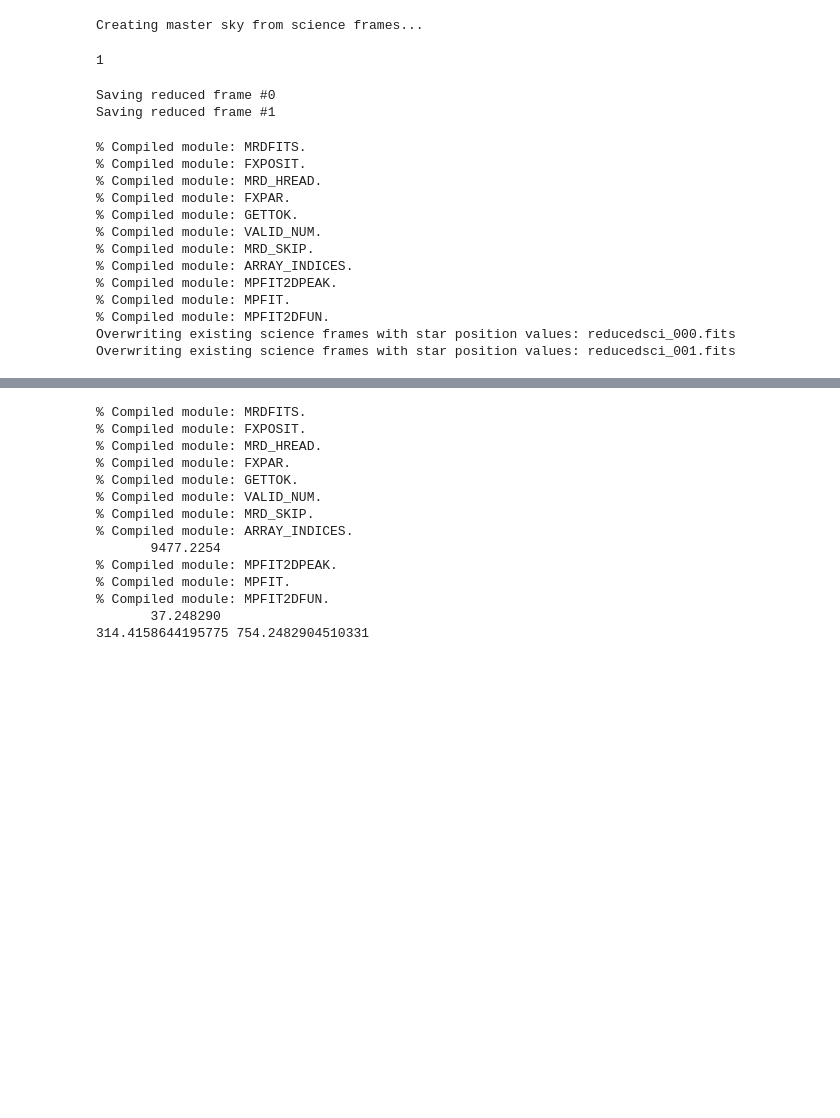
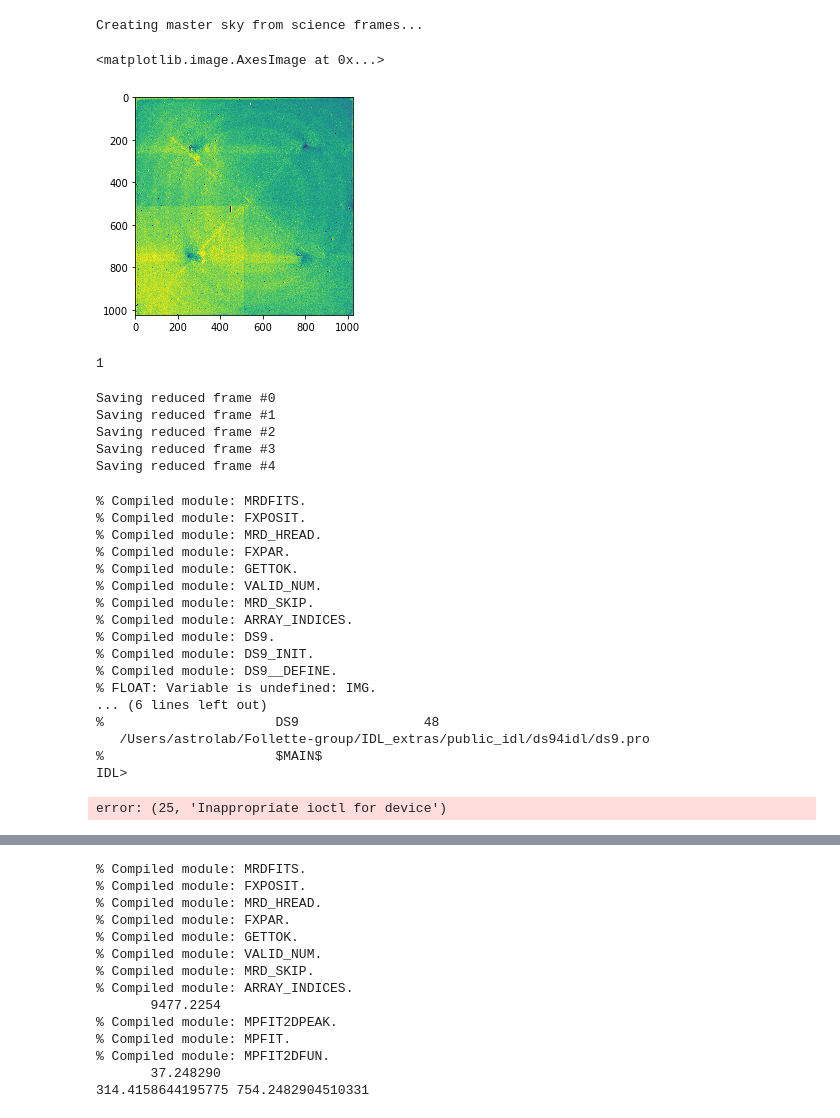
Before and after one commit to kfollette/Follette-group, a Jupyter notebook: MinMs/TestingNotebook_MMT_Module.ipynb, the cells around one changed output, grey strips where cells are left out. Drawn from its saved outputs; the diff is of its cells as text; code cells hidden in the pictures; blank space fills up the shorter version.

```diff
--- a/MinMs/TestingNotebook_MMT_Module.ipynb
+++ b/MinMs/TestingNotebook_MMT_Module.ipynb
@@ -245,5 +254,13 @@ sky_output = create_sky_frames(reduced_sciarray, sciheader, objname, angle)
 # %% [output]
 Creating master sky from science frames...
+# %%
+master_skyB = glob.glob('HIP19337_TEST_30s_2016-10-13_masterskyB.fits')
+master_skyB_data = fits.getdata(master_skyB[0])
+vmin, vmax = interval.get_limits(master_skyB_data)
+plt.imshow(master_skyB_data, vmin=vmin, vmax=vmax)
+# %% [output]
+<matplotlib.image.AxesImage at 0x...>
+[figure, added]
 # %%
 # apply sky subtraction to each science image
 skysub_science_array, rot_flag = sky_subtract(reduced_sciarray, sky_output, angle)
@@ -257,7 +274,7 @@ rot_flag
 # initialize blank list to hold all of the reduced science image names
 scinames_list = []
 
-t0=time.time()
+
 for ii in range(0, totalframes):
     print(f"Saving reduced frame #{ii}")
     sciname = 'reducedsci_00' + str(ii) + '.fits'
@@ -271,3 +288,6 @@ t1=time.time()
 # %% [output]
 Saving reduced frame #0
 Saving reduced frame #1
+Saving reduced frame #2
+Saving reduced frame #3
+Saving reduced frame #4
@@ -276,7 +298,7 @@ Saving reduced frame #1
 current_dir = os.getcwd()
 
 # measure star positions in all of the images
-xcen, ycen = measure_star_centers(skysub_science_array, scinames_list, sciheader, saturated, alignflag, current_dir, saveframes = True)
+xcen, ycen = measure_star_centers(skysub_science_array[:,:,1:3], scinames_list[1:3], sciheader, saturated, alignflag, current_dir, saveframes = True)
 # %% [output]
 % Compiled module: MRDFITS.
 % Compiled module: FXPOSIT.
@@ -286,11 +308,16 @@ xcen, ycen = measure_star_centers(skysub_science_array, scinames_list, sciheader
 % Compiled module: VALID_NUM.
 % Compiled module: MRD_SKIP.
 % Compiled module: ARRAY_INDICES.
-% Compiled module: MPFIT2DPEAK.
-% Compiled module: MPFIT.
-% Compiled module: MPFIT2DFUN.
-Overwriting existing science frames with star position values: reducedsci_000.fits
-Overwriting existing science frames with star position values: reducedsci_001.fits
+% Compiled module: DS9.
+% Compiled module: DS9_INIT.
+% Compiled module: DS9__DEFINE.
+% FLOAT: Variable is undefined: IMG.
+... (6 lines left out)
+%                      DS9                48
+   /Users/astrolab/Follette-group/IDL_extras/public_idl/ds94idl/ds9.pro
+%                      $MAIN$
+IDL>
+error: (25, 'Inappropriate ioctl for device')
 # %%
 print('xcen:', xcen, 'ycen:', ycen)
 # %% [output]
```
Also changed, not shown: parts of 12 cells of this notebook.
